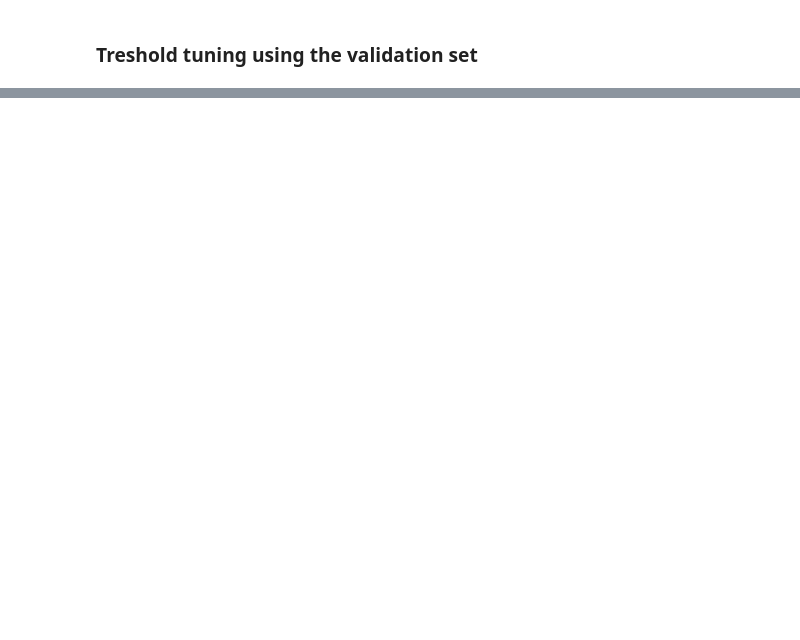
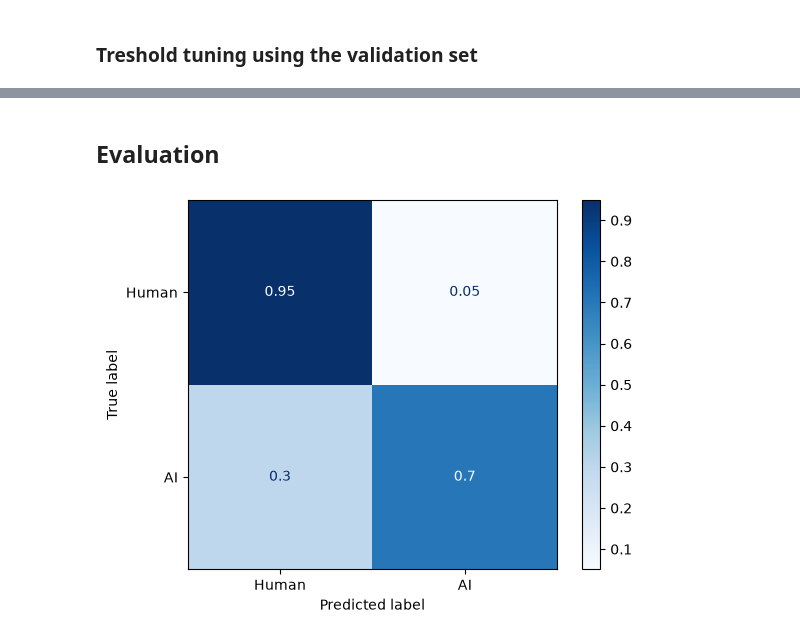
Before and after one commit to ZellerhoffBen/humade, a Jupyter notebook: ai_detection.ipynb, the cells around one changed output, grey strips where cells are left out. Cells and saved outputs as stored; diff of their text form; code cells hidden in the pictures; blank space fills up the shorter version.

Commit message:
feat: add evaluation with confusion matix and change test_df to be 50/50 ai vs human

```diff
--- a/ai_detection.ipynb
+++ b/ai_detection.ipynb
@@ -28,8 +33,8 @@ source = pd.read_json("python_dataset.jsonl", lines=True)
 # %%
 df = source
 
-df = df.sample(1000, random_state=42)
-df = df.reset_index(drop=True)
+# df = df.sample(1000, random_state=42)
+# df = df.reset_index(drop=True)
 
 df = df.drop(columns="docstring")
 
@@ -121,10 +160,12 @@ pipeline = Pipeline(
 
 # evtl fbeta score mit tiefem beta machen. je höher fbeta desto stärker wird recall belohnt
 
-param_grid = {"logreg__C": np.geomspace(500, 2000, num=30).tolist()}
+param_grid = {"logreg__C": np.geomspace(500, 2000, num=5).tolist()}
 print(param_grid)
 
-group_k_fold = GroupKFold(n_splits=5)
+f2_scorer = make_scorer(fbeta_score, beta=0.5)
+
+group_k_fold = GroupKFold(n_splits=3)
 
 grid_search_cv = GridSearchCV(
     estimator=pipeline,
@@ -167,10 +211,9 @@ positive_class_probs = pred_proba[:, 1]
 
 fpr, tpr, threshold = roc_curve(val_y, positive_class_probs)
 
+# find threshhold where fpr = 0.05
 for f, t, thr in zip(fpr, tpr, threshold):
-    if f == 0.05:
+    if 0.0505 > f > 0.0495:
         print(f"Threshhold: {thr:.5f} -> FPR: {f:.5f} -> TPR: {t:.5f}")
-        optimal_threshold = threshold
-
-# optimal threshhold at about Threshhold: 0.895 -> FPR: 0.050 -> TPR: 0.735
+        optimal_threshold = thr
 # %% [output]
@@ -177,0 +237,17 @@ NameError: name 'best_pipeline' is not defined
+# %% [markdown]
+## Evaluation
+# %%
+# Make final predictions
+test_y_pred = [
+    1 if pred >= optimal_threshold else 0
+    for pred in best_pipeline.predict_proba(test_X)[:, 1]
+]
+
+cm = confusion_matrix(test_y, test_y_pred, normalize="true")
+
+disp = ConfusionMatrixDisplay(cm, display_labels=["Human", "AI"])
+
+disp.plot(cmap="Blues")
+plt.show()
+# %% [output]
+[figure, added]
```
Also changed, not shown: parts of 6 cells of this notebook.
